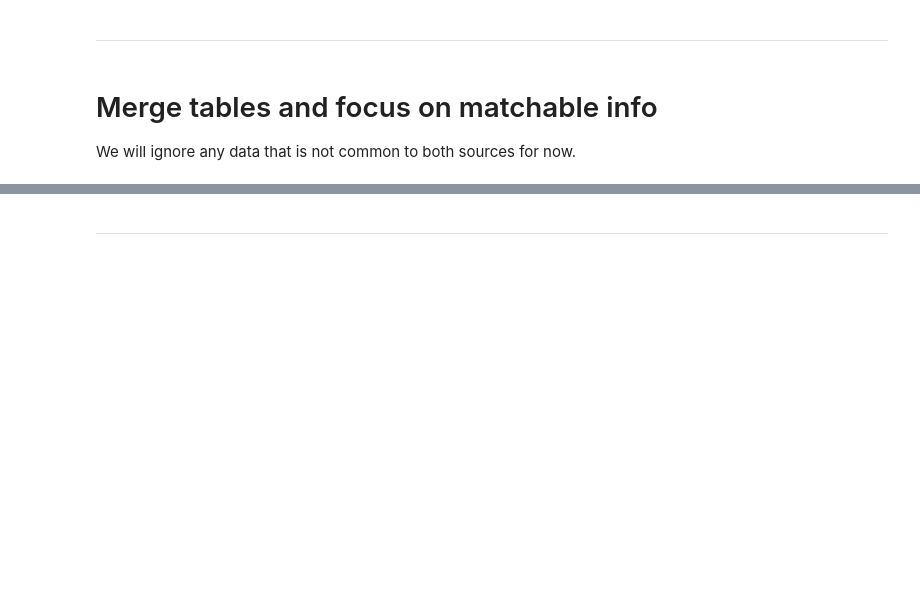
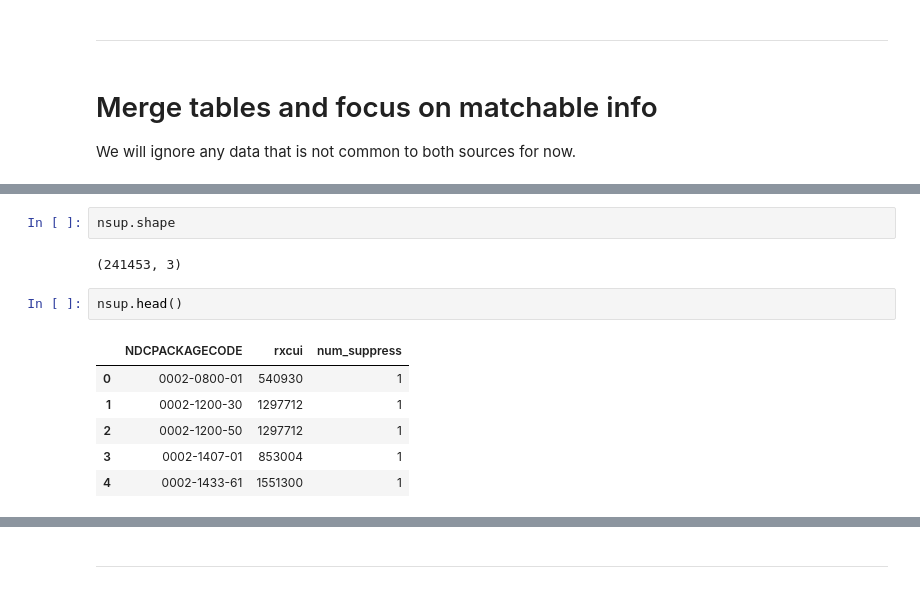
Before and after one commit to veleritas/ndc_active_ingredients, a Jupyter notebook: code/rxnorm/match_fda_and_rxnorm_ndc_info.ipynb, the cells around one changed output, grey strips where cells are left out. Saved outputs shown, nothing was run; the diff lists cells and outputs as text; blank space fills up the shorter version.

```diff
--- a/code/rxnorm/match_fda_and_rxnorm_ndc_info.ipynb
+++ b/code/rxnorm/match_fda_and_rxnorm_ndc_info.ipynb
@@ -124,0 +145,13 @@ res.head()
+# %%
+nsup.shape
+# %% [output]
+(241453, 3)
+# %%
+nsup.head()
+# %% [output]
+|  | NDCPACKAGECODE | rxcui | num_suppress |
+| 0 | 0002-0800-01 | 540930 | 1 |
+| 1 | 0002-1200-30 | 1297712 | 1 |
+| 2 | 0002-1200-50 | 1297712 | 1 |
+| 3 | 0002-1407-01 | 853004 | 1 |
+| 4 | 0002-1433-61 | 1551300 | 1 |
```
Also changed, not shown: parts of 54 cells of this notebook.
